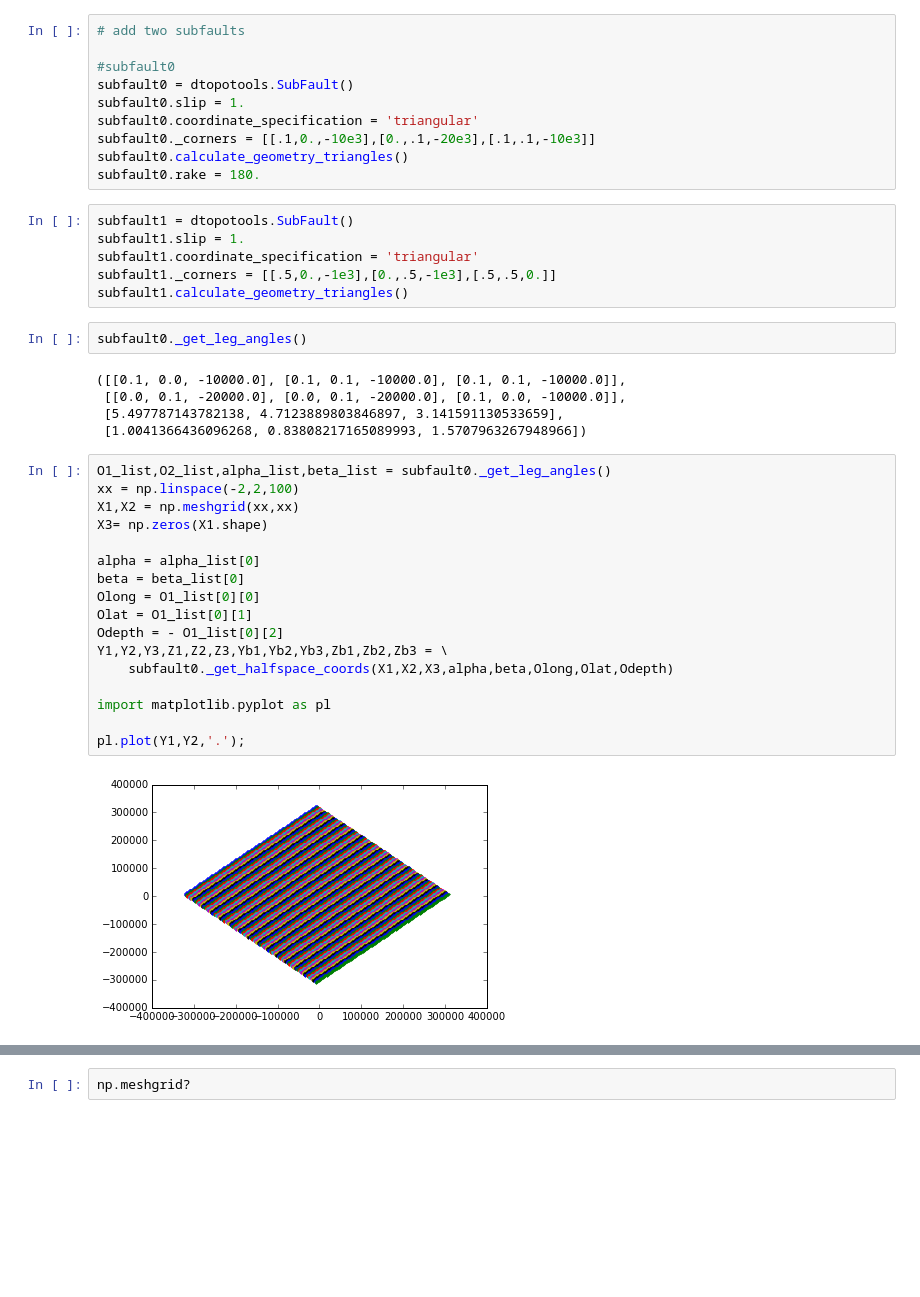
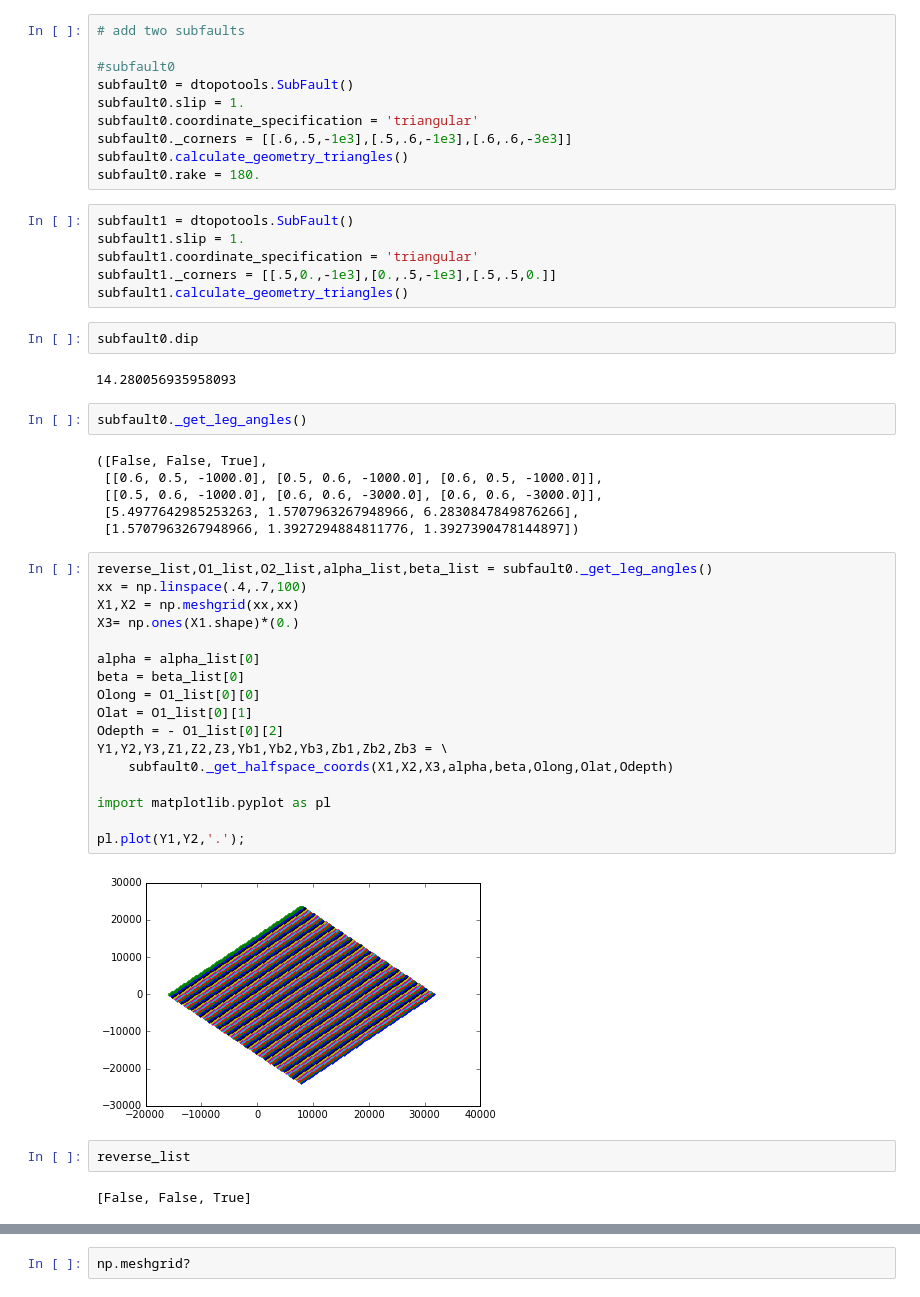
Before and after one commit to rjleveque/dtopotools_triangular_test, a Jupyter notebook: Triangular_faults_test.ipynb, the cells around one changed output, grey strips where cells are left out. Drawn from its saved outputs; the diff is of its cells as text; blank space fills up the shorter version.

```diff
--- a/Triangular_faults_test.ipynb
+++ b/Triangular_faults_test.ipynb
@@ -10,7 +10,7 @@ import numpy as np
 subfault0 = dtopotools.SubFault()
 subfault0.slip = 1.
 subfault0.coordinate_specification = 'triangular'
-subfault0._corners = [[.1,0.,-10e3],[0.,.1,-20e3],[.1,.1,-10e3]]
+subfault0._corners = [[.6,.5,-1e3],[.5,.6,-1e3],[.6,.6,-3e3]]
 subfault0.calculate_geometry_triangles()
 subfault0.rake = 180.
 # %%
@@ -19,29 +19,38 @@ subfault1.slip = 1.
 subfault1.coordinate_specification = 'triangular'
 subfault1._corners = [[.5,0.,-1e3],[0.,.5,-1e3],[.5,.5,0.]]
 subfault1.calculate_geometry_triangles()
+# %%
+subfault0.dip
+# %% [output]
+14.280056935958093
 # %%
 subfault0._get_leg_angles()
 # %% [output]
-([[0.1, 0.0, -10000.0], [0.1, 0.1, -10000.0], [0.1, 0.1, -10000.0]],
- [[0.0, 0.1, -20000.0], [0.0, 0.1, -20000.0], [0.1, 0.0, -10000.0]],
- [5.497787143782138, 4.7123889803846897, 3.141591130533659],
- [1.0041366436096268, 0.83808217165089993, 1.5707963267948966])
+([False, False, True],
+ [[0.6, 0.5, -1000.0], [0.5, 0.6, -1000.0], [0.6, 0.5, -1000.0]],
+ [[0.5, 0.6, -1000.0], [0.6, 0.6, -3000.0], [0.6, 0.6, -3000.0]],
+ [5.4977642985253263, 1.5707963267948966, 6.2830847849876266],
+ [1.5707963267948966, 1.3927294884811776, 1.3927390478144897])
 # %%
-O1_list,O2_list,alpha_list,beta_list = subfault0._get_leg_angles()
-xx = np.linspace(-2,2,100)
+reverse_list,O1_list,O2_list,alpha_list,beta_list = subfault0._get_leg_angles()
+xx = np.linspace(.4,.7,100)
 X1,X2 = np.meshgrid(xx,xx)
-X3= np.zeros(X1.shape)
+X3= np.ones(X1.shape)*(0.)
 
 alpha = alpha_list[0]
 beta = beta_list[0]
 Olong = O1_list[0][0]
 Olat = O1_list[0][1]
 Odepth = - O1_list[0][2]
 Y1,Y2,Y3,Z1,Z2,Z3,Yb1,Yb2,Yb3,Zb1,Zb2,Zb3 = \
     subfault0._get_halfspace_coords(X1,X2,X3,alpha,beta,Olong,Olat,Odepth)
 
 import matplotlib.pyplot as pl
 
 pl.plot(Y1,Y2,'.');
 # %% [output]
-[figure, old version]
+[figure, new version]
+# %%
+reverse_list
+# %% [output]
+[False, False, True]
```
Also changed, not shown: parts of 5 cells of this notebook.
